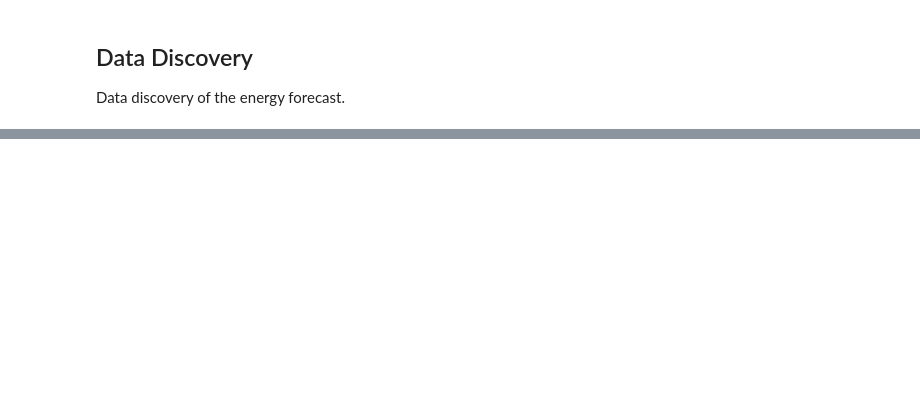
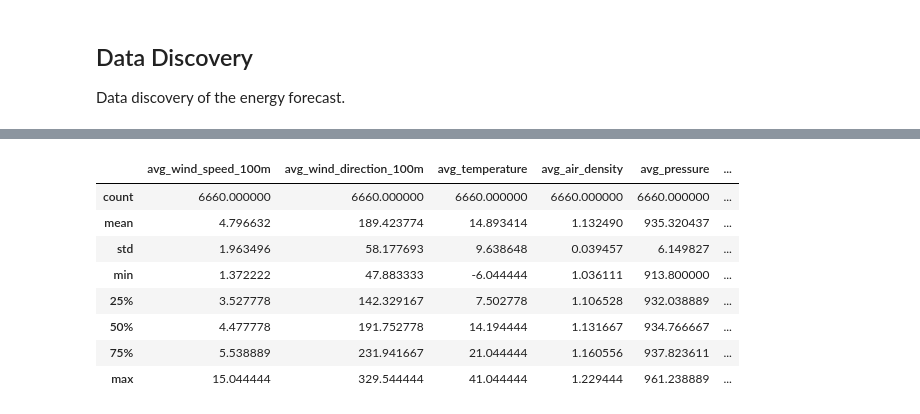
Before and after one commit to donaverghes/energy_forecasting, a Jupyter notebook: discovery/data-discovery.ipynb, the cells around one changed output, grey strips where cells are left out. Saved outputs shown, nothing was run; the diff lists cells and outputs as text; code cells hidden in the pictures; blank space fills up the shorter version.

Commit message:
louis: avg dataset query; dnn playbook

```diff
--- a/discovery/data-discovery.ipynb
+++ b/discovery/data-discovery.ipynb
@@ -45 +8,87 @@ df.describe()
+# %%
+query_1 = """
+SELECT
+  sl.point,
+  sl.lat,
+  sl.long,
+  f.prediction_date,
+  f.wind_speed_100m,
+  f.wind_direction_100m,
+  f.temperature,
+  f.air_density,
+  f.pressure,
+  f.precipitation,
+  f.wind_gust,
+  f.radiation,
+  f.wind_speed,
+  f.wind_direction,
+  f.price
+FROM
+  (SELECT
+      h.prediction_date,
+      p.price,
+      h.wind_speed_100m,
+      h.wind_direction_100m,
+      h.temperature,
+      h.air_density,
+      h.pressure,
+      h.precipitation,
+      h.wind_gust,
+      h.radiation,
+      h.wind_speed,
+      h.wind_direction,
+      h.point
+   FROM
+      `energy.historical_forecasting` as h
+   JOIN
+      `energy.market_price` as p
+   ON
+      p.date = h.prediction_date
+  ) as f
+JOIN
+  `energy.station_location` as sl
+ON
+  f.point = sl.point
+ORDER BY
+  f.prediction_date
+"""
+
+query = """
+SELECT
+  f.prediction_date,
+  AVG(f.wind_speed_100m) as avg_wind_speed_100m,
+  AVG(f.wind_direction_100m) as avg_wind_direction_100m,
+  AVG(f.temperature) as avg_temperature,
+  AVG(f.air_density) as avg_air_density,
+  AVG(f.pressure) as avg_pressure,
+  AVG(f.precipitation) as avg_precipitation,
+  AVG(f.wind_gust) as avg_wind_gust,
+  AVG(f.radiation) as avg_radiation,
+  AVG(f.wind_speed) as avg_wind_speed,
+  AVG(f.wind_direction) as avg_wind_direction,
+  AVG(p.price) as price
+FROM
+   `energy.historical_forecasting` as f
+JOIN
+   `energy.market_price` as p
+ON
+   p.date = f.prediction_date
+GROUP BY
+  f.prediction_date
+ORDER BY
+  f.prediction_date
+"""
+
+df = bq.Query(query).execute().result().to_dataframe()
+df.describe()
+# %% [output]
+|  | avg_wind_speed_100m | avg_wind_direction_100m | avg_temperature | avg_air_density | avg_pressure | ... |
+| count | 6660.000000 | 6660.000000 | 6660.000000 | 6660.000000 | 6660.000000 | ... |
+| mean | 4.796632 | 189.423774 | 14.893414 | 1.132490 | 935.320437 | ... |
+| std | 1.963496 | 58.177693 | 9.638648 | 0.039457 | 6.149827 | ... |
+| min | 1.372222 | 47.883333 | -6.044444 | 1.036111 | 913.800000 | ... |
+| 25% | 3.527778 | 142.329167 | 7.502778 | 1.106528 | 932.038889 | ... |
+| 50% | 4.477778 | 191.752778 | 14.194444 | 1.131667 | 934.766667 | ... |
+| 75% | 5.538889 | 231.941667 | 21.044444 | 1.160556 | 937.823611 | ... |
+| max | 15.044444 | 329.544444 | 41.044444 | 1.229444 | 961.238889 | ... |
 # %%
```
Also changed, not shown: parts of 4 cells of this notebook, 1 other file.
